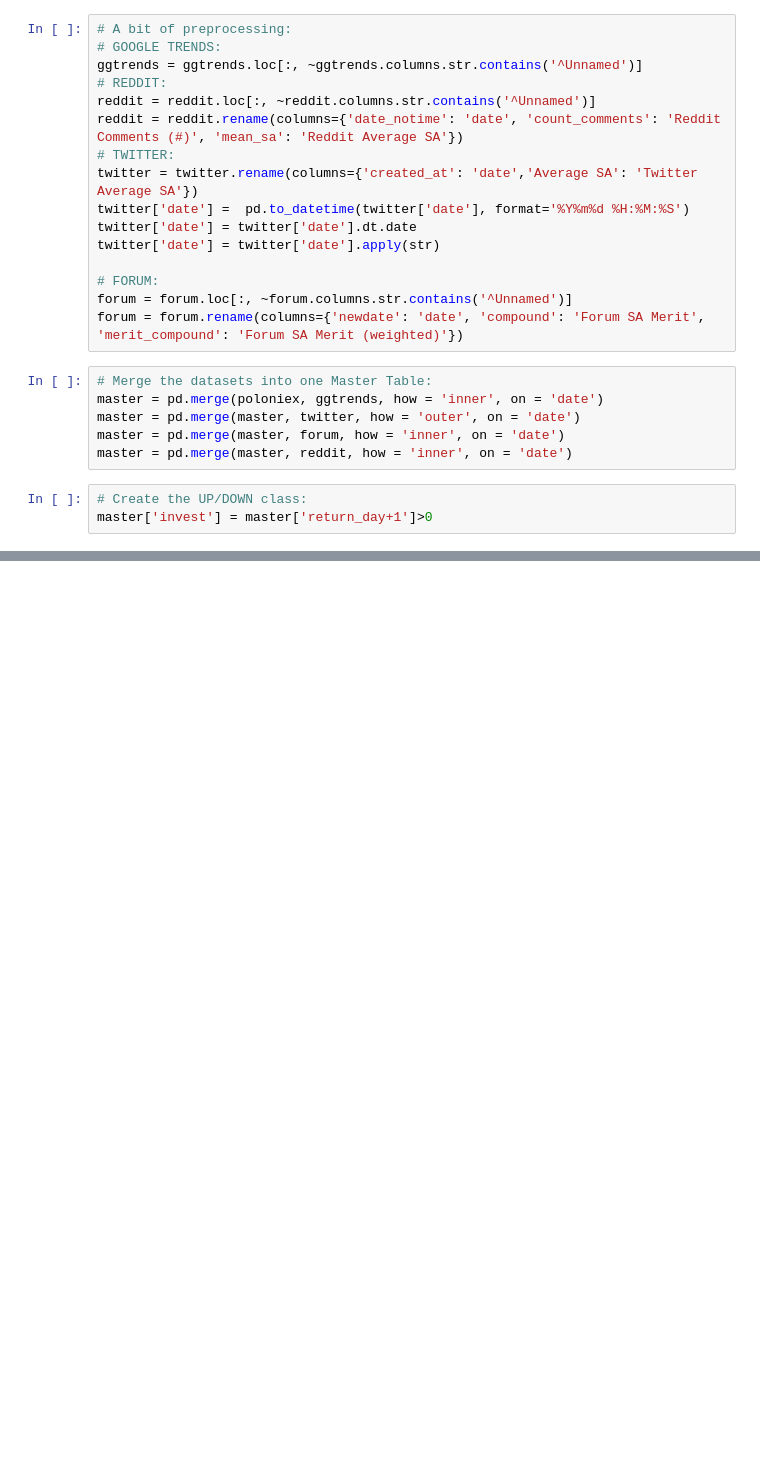
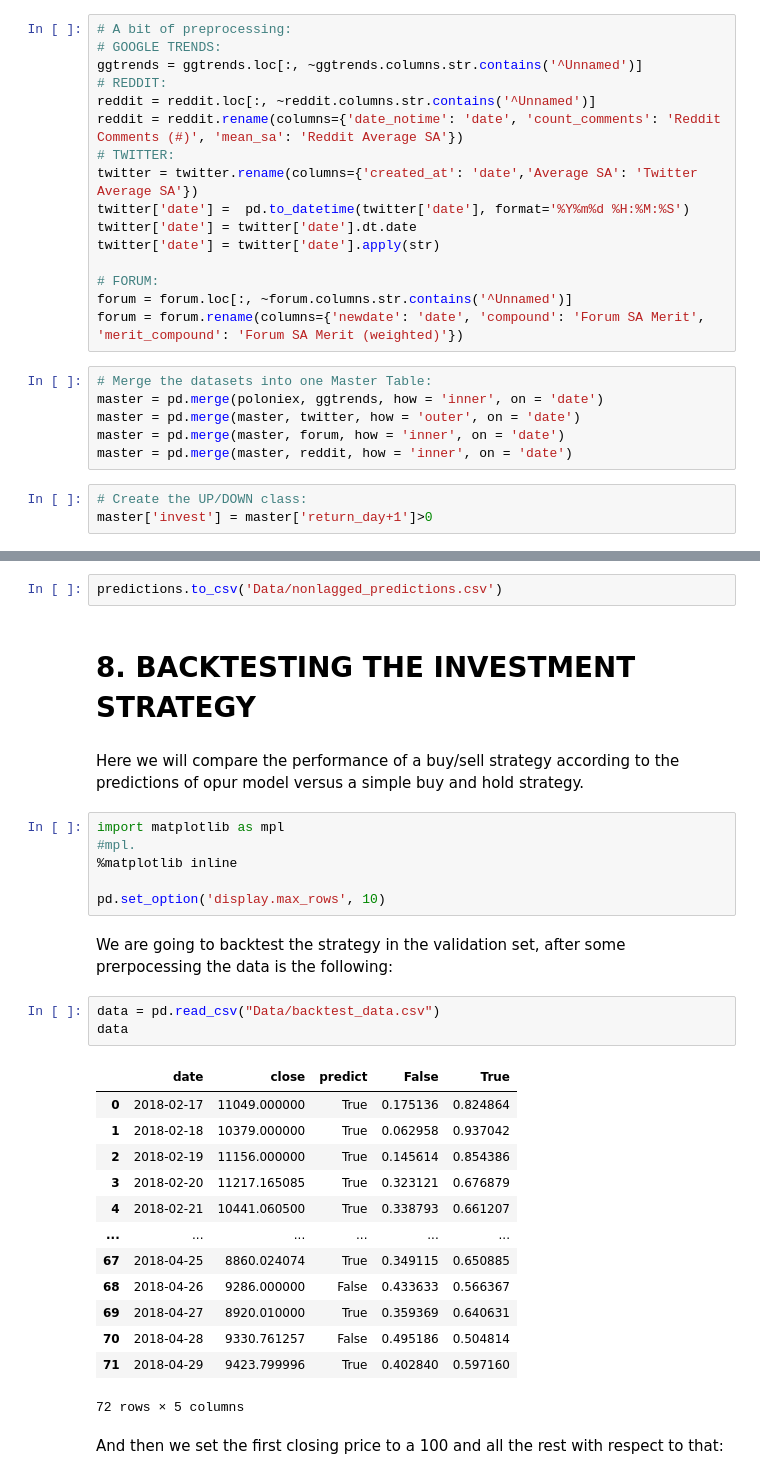
Before and after one commit to ViktorMalesevic/Bitcoin-NLP-Strategy, a Jupyter notebook: 01_presentation_notebook.ipynb, the cells around one changed output, grey strips where cells are left out. Drawn from its saved outputs; the diff is of its cells as text; blank space fills up the shorter version.

```diff
--- a/01_presentation_notebook.ipynb
+++ b/01_presentation_notebook.ipynb
@@ -359,0 +502,33 @@ master['invest'] = master['return_day+1']>0
+# %%
+predictions.to_csv('Data/nonlagged_predictions.csv')
+# %% [markdown]
+# 8. BACKTESTING THE INVESTMENT STRATEGY
+# %% [markdown]
+Here we will compare the performance of a buy/sell strategy according to the predictions of opur model versus a simple buy and hold strategy.
+# %%
+import matplotlib as mpl
+#mpl.
+%matplotlib inline
+
+pd.set_option('display.max_rows', 10)
+# %% [markdown]
+We are going to backtest the strategy in the validation set, after some prerpocessing the data is the following:
+# %%
+data = pd.read_csv("Data/backtest_data.csv")
+data
+# %% [output]
+|  | date | close | predict | False | True |
+| 0 | 2018-02-17 | 11049.000000 | True | 0.175136 | 0.824864 |
+| 1 | 2018-02-18 | 10379.000000 | True | 0.062958 | 0.937042 |
+| 2 | 2018-02-19 | 11156.000000 | True | 0.145614 | 0.854386 |
+| 3 | 2018-02-20 | 11217.165085 | True | 0.323121 | 0.676879 |
+| 4 | 2018-02-21 | 10441.060500 | True | 0.338793 | 0.661207 |
+| ... | ... | ... | ... | ... | ... |
+| 67 | 2018-04-25 | 8860.024074 | True | 0.349115 | 0.650885 |
+| 68 | 2018-04-26 | 9286.000000 | False | 0.433633 | 0.566367 |
+| 69 | 2018-04-27 | 8920.010000 | True | 0.359369 | 0.640631 |
+| 70 | 2018-04-28 | 9330.761257 | False | 0.495186 | 0.504814 |
+| 71 | 2018-04-29 | 9423.799996 | True | 0.402840 | 0.597160 |
+72 rows × 5 columns
+# %% [markdown]
+And then we set the first closing price to a 100 and all the rest with respect to that:
```
Also changed, not shown: parts of 30 cells of this notebook.
